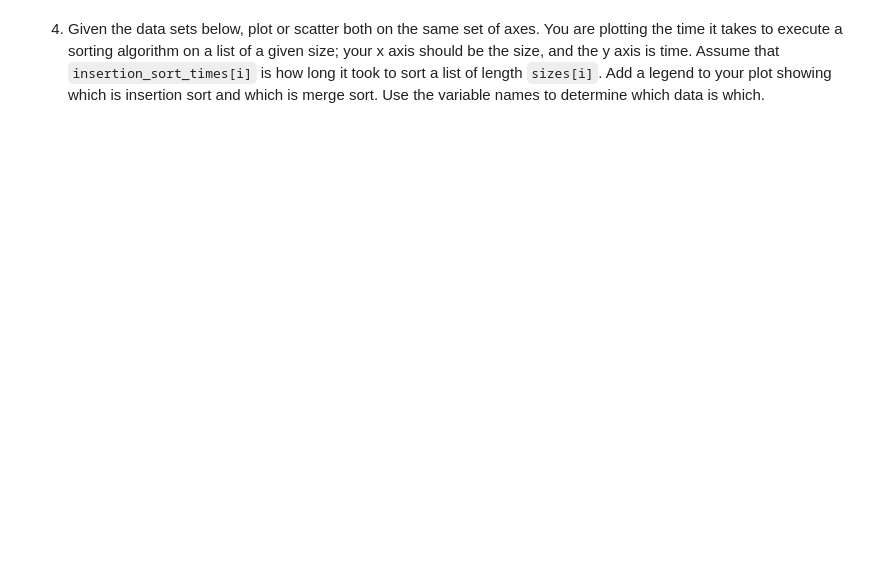
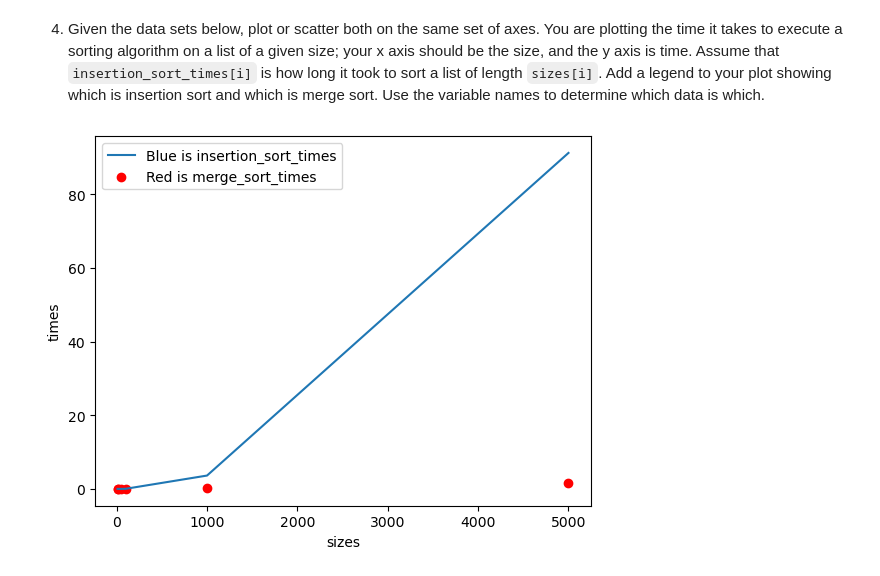
Before and after one commit to cboss320/pyplot, a Jupyter notebook: pyplot.ipynb, the cells around one changed output. Saved outputs shown, nothing was run; the diff lists cells and outputs as text; code cells hidden in the pictures; blank space fills up the shorter version.

```diff
--- a/pyplot.ipynb
+++ b/pyplot.ipynb
@@ -37,3 +59,16 @@ letter_freq = dict(Counter(TEXT))
 sizes = [10, 20, 50, 100, 1000, 5000]
 insertion_sort_times = [0.0010252999999999998, 0.0027026999999999954, 0.010147200000000002, 0.0381137, 3.6303399, 91.2180796]
 merge_sort_times = [0.00161889999999687, 0.003635600000009731, 0.0090655000000055, 0.020108000000007564, 0.2687474000000094, 1.6147050999999948]
+# %%
+sizes = [10, 20, 50, 100, 1000, 5000]
+insertion_sort_times = [0.0010252999999999998, 0.0027026999999999954, 0.010147200000000002, 0.0381137, 3.6303399, 91.2180796]
+merge_sort_times = [0.00161889999999687, 0.003635600000009731, 0.0090655000000055, 0.020108000000007564, 0.2687474000000094, 1.6147050999999948]
+
+plt.plot(sizes, insertion_sort_times)
+plt.scatter(x=sizes, y=merge_sort_times, color='red')
+plt.legend(["Blue is insertion_sort_times", "Red is merge_sort_times"])
+plt.xlabel("sizes")
+plt.ylabel("times")
+plt.show()
+# %% [output]
+[figure, added]
```
Also changed, not shown: parts of 3 cells of this notebook.
